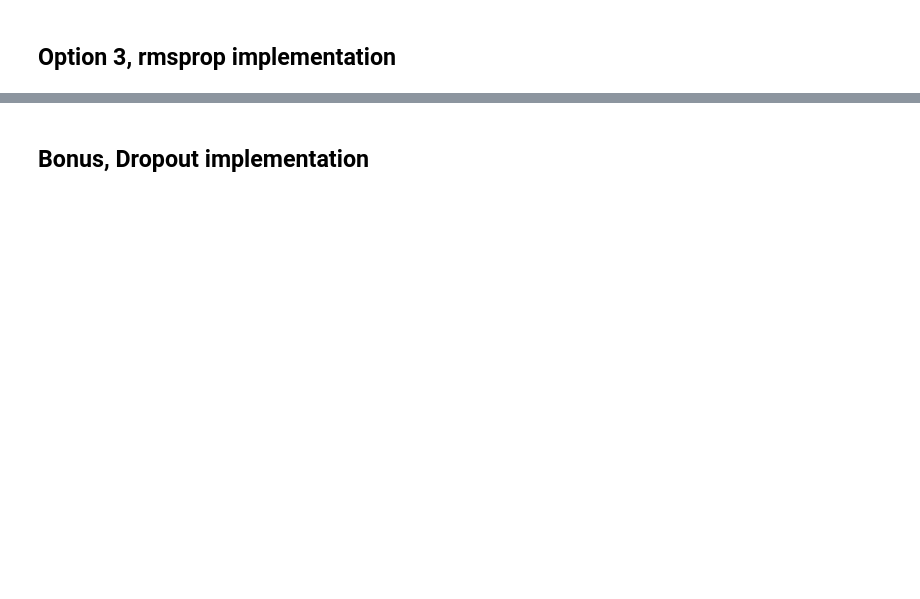
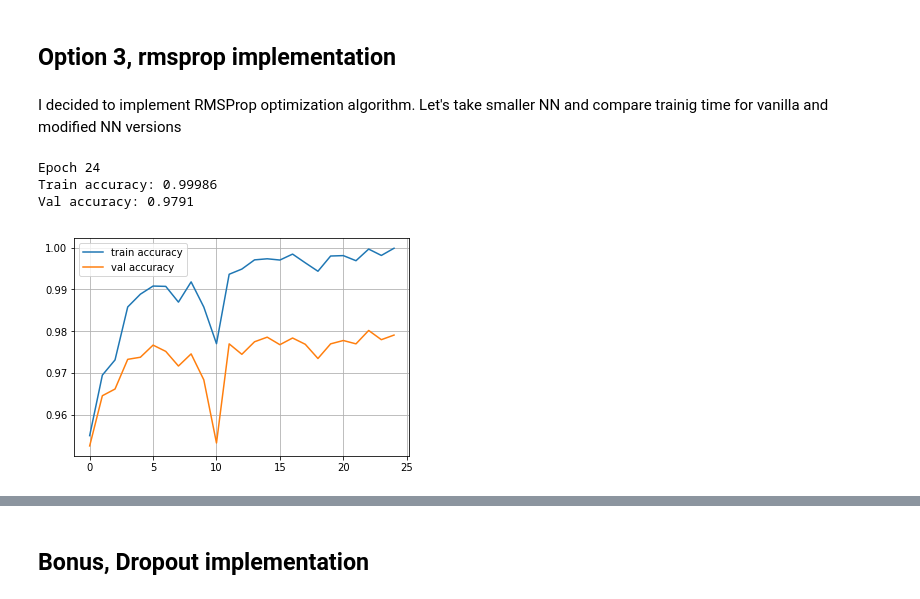
Before and after one commit to helper2424/dl_chely, a Jupyter notebook: NumpyNN_honor.ipynb, the cells around one changed output, grey strips where cells are left out. Cells and saved outputs as stored; diff of their text form; code cells hidden in the pictures; blank space fills up the shorter version.

```diff
--- a/NumpyNN_honor.ipynb
+++ b/NumpyNN_honor.ipynb
@@ -34,7 +34,7 @@ class Layer:
         # A dummy layer does nothing
         pass
 
-    def forward(self, input):
+    def forward(self, input, training=False):
         """
         Takes input data of shape [batch, input_units], returns output data [batch, output_units]
         """
@@ -79,7 +79,7 @@ class ReLU(Layer):
         """ReLU layer simply applies elementwise rectified linear unit to all inputs"""
         pass
 
-    def forward(self, input):
+    def forward(self, input, training=False):
         """Apply elementwise ReLU to [batch, input_units] matrix"""
         # <your code. Try np.maximum>
         return np.maximum(input, 0)
@@ -321,7 +351,7 @@ network.append(Dense(100,200))
 network.append(ReLU())
 network.append(Dense(200,10))
 # %%
-def forward(network, X):
+def forward(network, X, training=False):
     """
     Compute activations of all network layers by applying them sequentially.
     Return a list of activations for each layer.
@@ -331,7 +361,7 @@ def forward(network, X):
     input = X
 
     for i in range(len(network)):
-        input = network[i].forward(input)
+        input = network[i].forward(input, training=training)
         activations.append(input)
 
     assert len(activations) == len(network)
@@ -354,7 +384,7 @@ def train(network,X,y):
     """
 
     # Get the layer activations
-    layer_activations = forward(network,X)
+    layer_activations = forward(network,X, training=True)
     layer_inputs = [X]+layer_activations  #layer_input[i] is an input for network[i]
     logits = layer_activations[-1]
 
@@ -587,2 +616,42 @@ Val accuracy: 0.9681
 # %% [markdown]
 ## Option 3, rmsprop implementation
+# %% [markdown]
+I decided to implement RMSProp optimization algorithm. Let's take smaller NN and compare trainig time for vanilla and modified NN versions
+# %%
+# Vanilla NN
+network = []
+network.append(Dense(X_train.shape[1],100, xavier=True))
+network.append(ReLU())
+network.append(Dense(100,200, xavier=True))
+network.append(ReLU())
+network.append(Dense(200,200, xavier=True))
+network.append(ReLU())
+network.append(Dense(200,200, xavier=True))
+network.append(ReLU())
+network.append(Dense(200,10, xavier=True))
+
+train_log = []
+val_log = []
+
+for epoch in range(25):
+
+    for x_batch,y_batch in iterate_minibatches(X_train,y_train,batchsize=32,shuffle=True):
+        train(network,x_batch,y_batch)
+
+    train_log.append(np.mean(predict(network,X_train)==y_train))
+    val_log.append(np.mean(predict(network,X_val)==y_val))
+
+    clear_output()
+    print("Epoch",epoch)
+    print("Train accuracy:",train_log[-1])
+    print("Val accuracy:",val_log[-1])
+    plt.plot(train_log,label='train accuracy')
+    plt.plot(val_log,label='val accuracy')
+    plt.legend(loc='best')
+    plt.grid()
+    plt.show()
+# %% [output]
+Epoch 24
+Train accuracy: 0.99986
+Val accuracy: 0.9791
+[figure, added]
```
Also changed, not shown: parts of 6 cells of this notebook.
